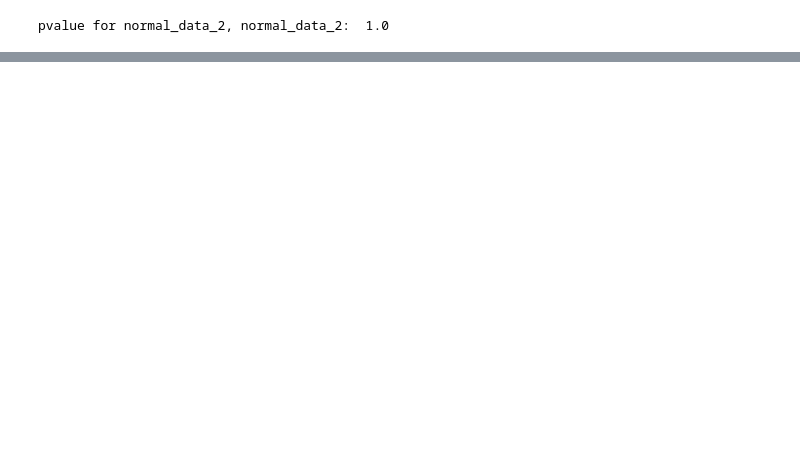
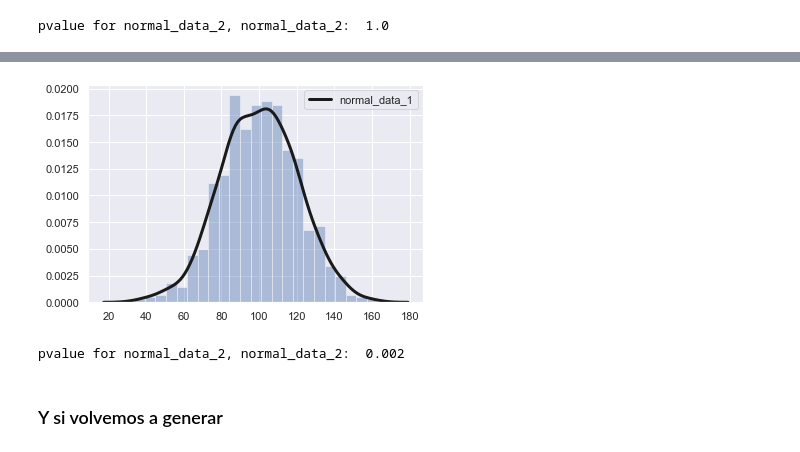
Before and after one commit to GermanCM/machine_learning_concepts_checks, a Jupyter notebook: project/statistical_tests/notebooks/hypothesis_tests.ipynb, the cells around one changed output, grey strips where cells are left out. Saved outputs shown, nothing was run; the diff lists cells and outputs as text; code cells hidden in the pictures; blank space fills up the shorter version.

Commit message:
regression CI example&hypothesis tester nb update

```diff
--- a/project/statistical_tests/notebooks/hypothesis_tests.ipynb
+++ b/project/statistical_tests/notebooks/hypothesis_tests.ipynb
@@ -38,0 +66,11 @@ pvalue for normal_data_2, normal_data_2:  1.0
+# %%
+ax = sns.distplot(normal_data_1, kde_kws={"color": "k", "lw": 3, "label": "normal_data_1"})
+# %% [output]
+[figure, added]
+# %%
+hypothesis_tester_obj_cuasi_equal = hypothesis_tester.DiffMeansPermute(data_cuasi_equal)
+print('pvalue for normal_data_2, normal_data_2: ', hypothesis_tester_obj_cuasi_equal.PValue())
+# %% [output]
+pvalue for normal_data_2, normal_data_2:  0.002
+# %% [markdown]
+### Y si volvemos a generar
```
Also changed, not shown: parts of 10 cells of this notebook, 1 other file.
